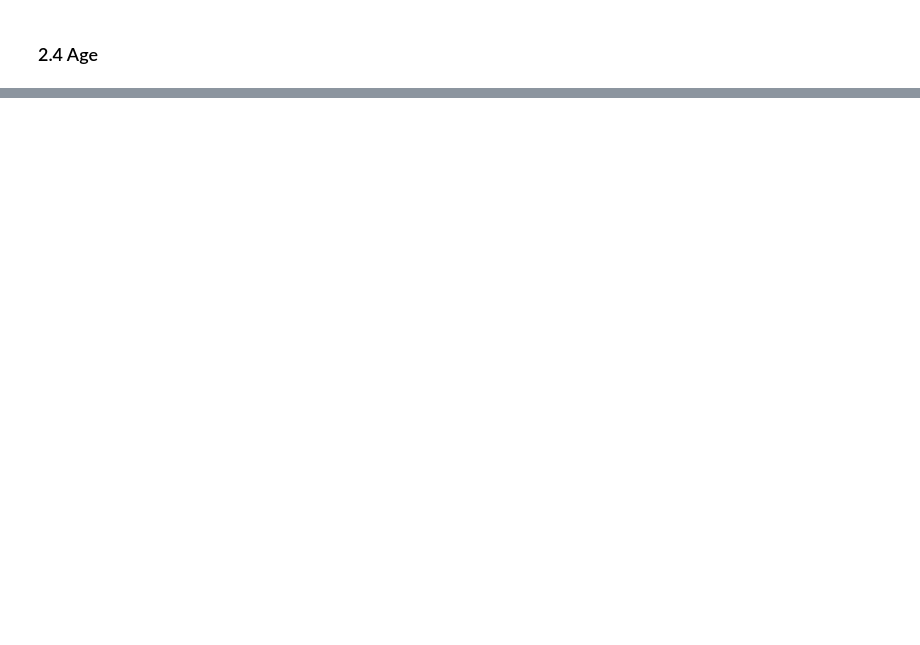
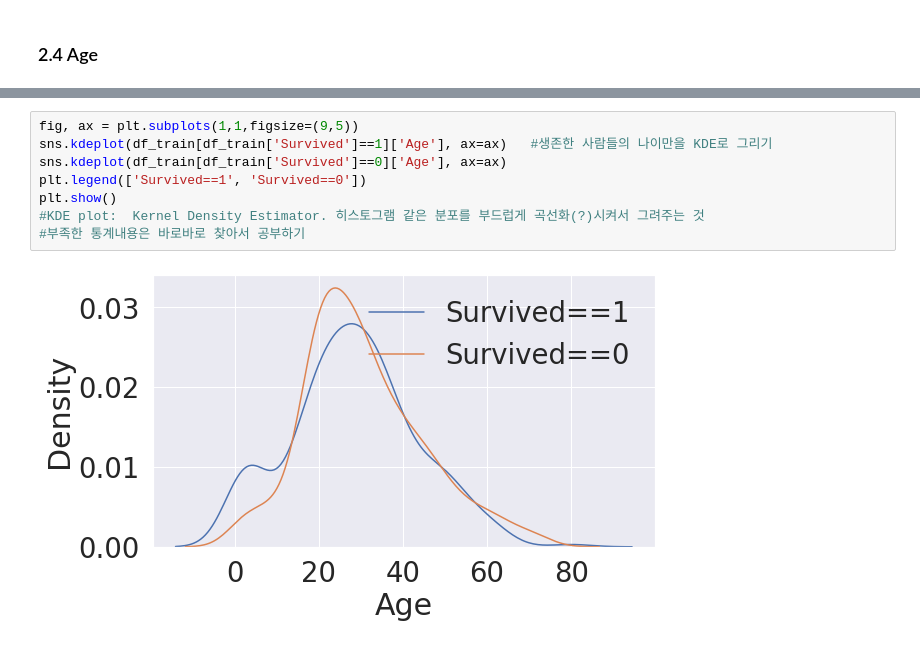
Before and after one commit to kimtomato/Kaggle_Project, a Jupyter notebook: titanic_tutorial_first.ipynb, the cells around one changed output, grey strips where cells are left out. Cells and saved outputs as stored; diff of their text form; blank space fills up the shorter version.

```diff
--- a/titanic_tutorial_first.ipynb
+++ b/titanic_tutorial_first.ipynb
@@ -462,0 +470,10 @@ sns.factorplot(x='Sex', y = 'Survived', hue='Pclass', data=df_train, saturation=
+# %%
+fig, ax = plt.subplots(1,1,figsize=(9,5))
+sns.kdeplot(df_train[df_train['Survived']==1]['Age'], ax=ax)   #생존한 사람들의 나이만을 KDE로 그리기
+sns.kdeplot(df_train[df_train['Survived']==0]['Age'], ax=ax)
+plt.legend(['Survived==1', 'Survived==0'])
+plt.show()
+#KDE plot:  Kernel Density Estimator. 히스토그램 같은 분포를 부드럽게 곡선화(?)시켜서 그려주는 것
+#부족한 통계내용은 바로바로 찾아서 공부하기
+# %% [output]
+[figure, added]
```
Also changed, not shown: parts of 22 cells of this notebook.
